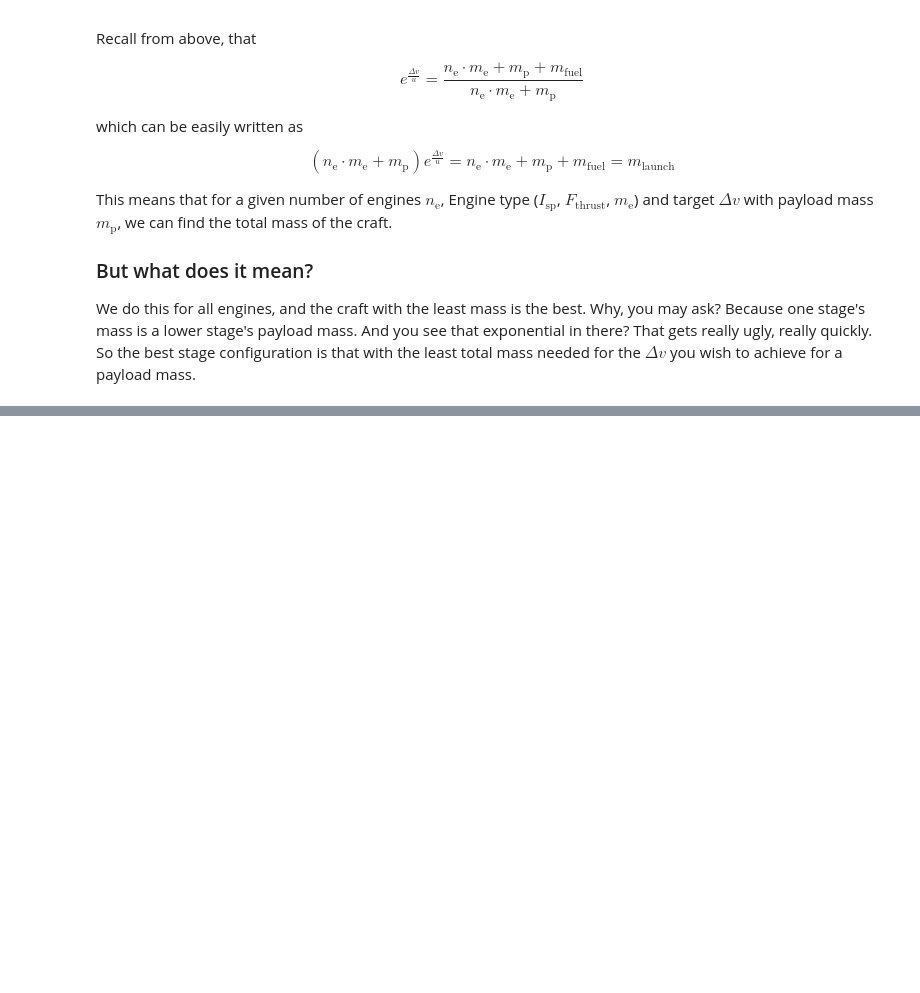
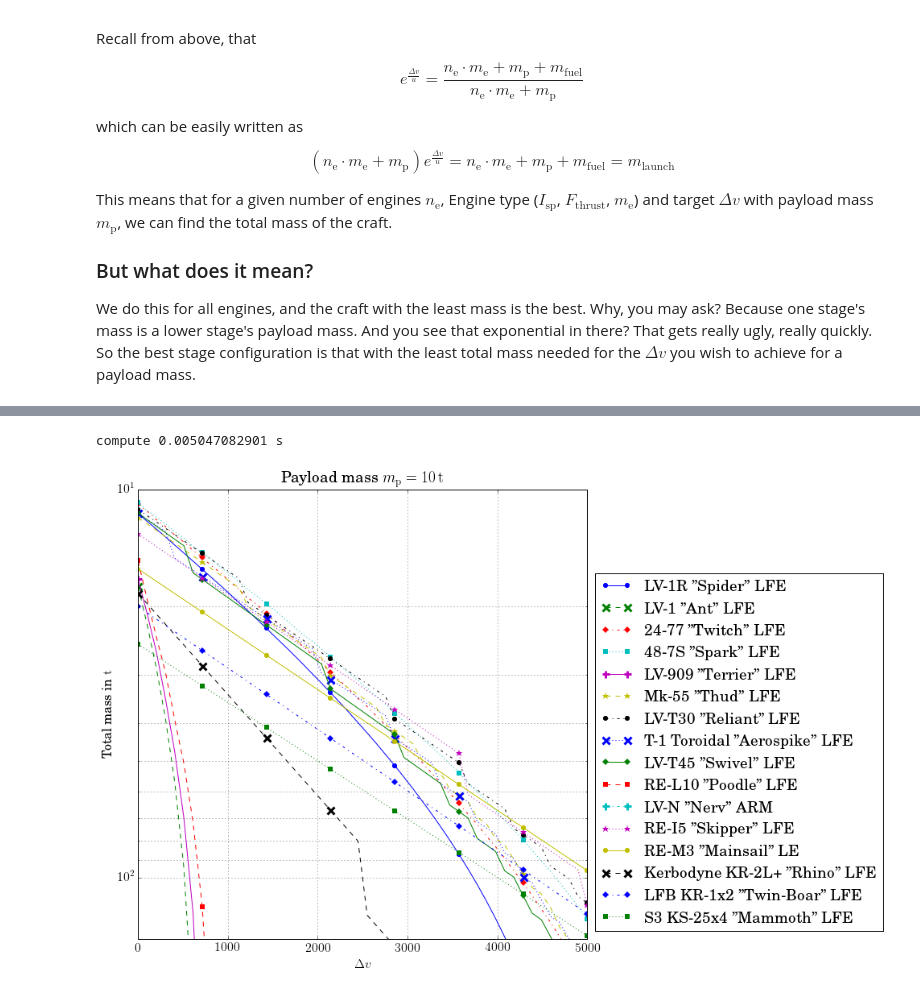
Before and after one commit to mueslo/KerbalPlot, a Jupyter notebook: kerbalplot.ipynb, the cells around one changed output, grey strips where cells are left out. Saved outputs shown, nothing was run; the diff lists cells and outputs as text; code cells hidden in the pictures; blank space fills up the shorter version.

```diff
--- a/kerbalplot.ipynb
+++ b/kerbalplot.ipynb
@@ -321,0 +363,48 @@ plotting IX-6315 "Dawn" Electric Propulsion System 0.25
+# %%
+import matplotlib as mpl
+import matplotlib.pyplot as plt
+
+from ksptools import compute
+
+mpl.rc('text', usetex = True)
+mpl.rc('font', family = 'serif', size=16)
+import numpy as np
+
+dv_min = 0
+dv_max = 5000
+dv = np.linspace(dv_min, dv_max) #Δv
+payloadmass = 10
+m_p = np.array([payloadmass])
+Dv, M_p = np.meshgrid(dv, m_p)
+
+n, M, I = compute(engines, (Dv, M_p), min_twr=1.2, pressure=1.)
+
+plt.figure(figsize=(10,10))
+
+from itertools import cycle
+lss = ["-","--","-.",":"]
+lscycle = cycle(lss)
+lwcycle = cycle([2, 3, 3, 5])
+colours = cycle(['black', 'blue', 'red', 'green', 'gold'])
+colcycle = cycle(colours)
+mkcycle = cycle(['o', 'x', 'D', 's', '+', '*'])
+mscycle = cycle([6, 9, 6, 6, 9, 9])
+
+for i, m_tot in enumerate(M):
+    ms = next(mscycle)
+    mk = next(mkcycle)
+    mew=3 if mk in ('x', '+') else 0
+    plt.plot(dv, m_tot[0],label=engines[i].name,ls=next(lscycle),marker=mk,ms=ms, mew=mew, markevery=7)
+
+lgd = plt.legend(loc='lower left', bbox_to_anchor=(1, 0))
+plt.yscale('log')
+plt.ylim((m_p,1.5*np.min(M[:,0,-1])))
+plt.ylabel(r"Total mass in $\mathrm{t}$")
+plt.xlabel(r"$\Delta v$")
+plt.grid(which='both')
+plt.gca().invert_yaxis()
+plt.title(r"Payload mass $m_\mathrm{{p}}={0}\,\mathrm{{t}}$".format(payloadmass))
+plt.show()
+# %% [output]
+compute 0.005047082901 s
+[figure, added]
```
Also changed, not shown: parts of 11 cells of this notebook, 12 other files.
